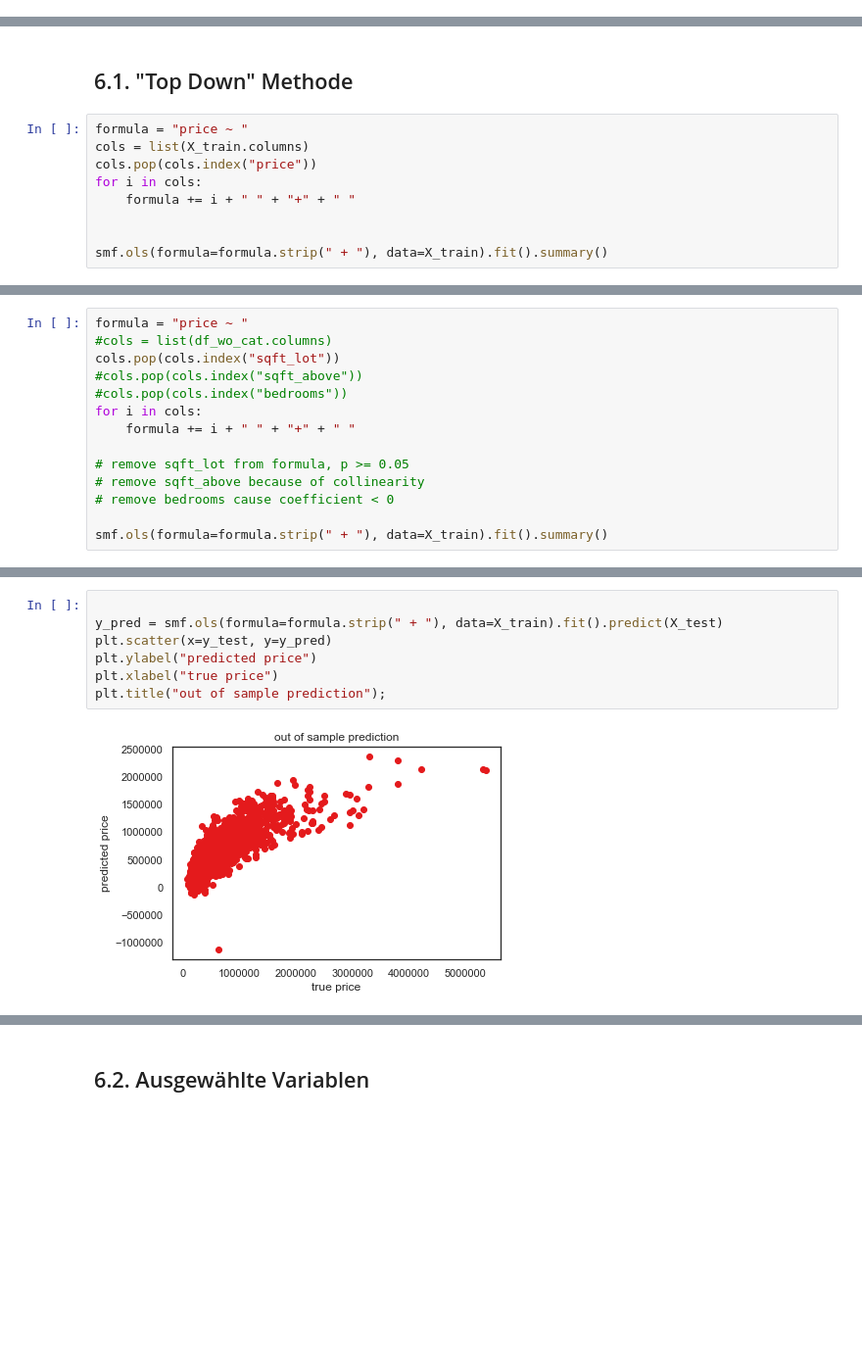
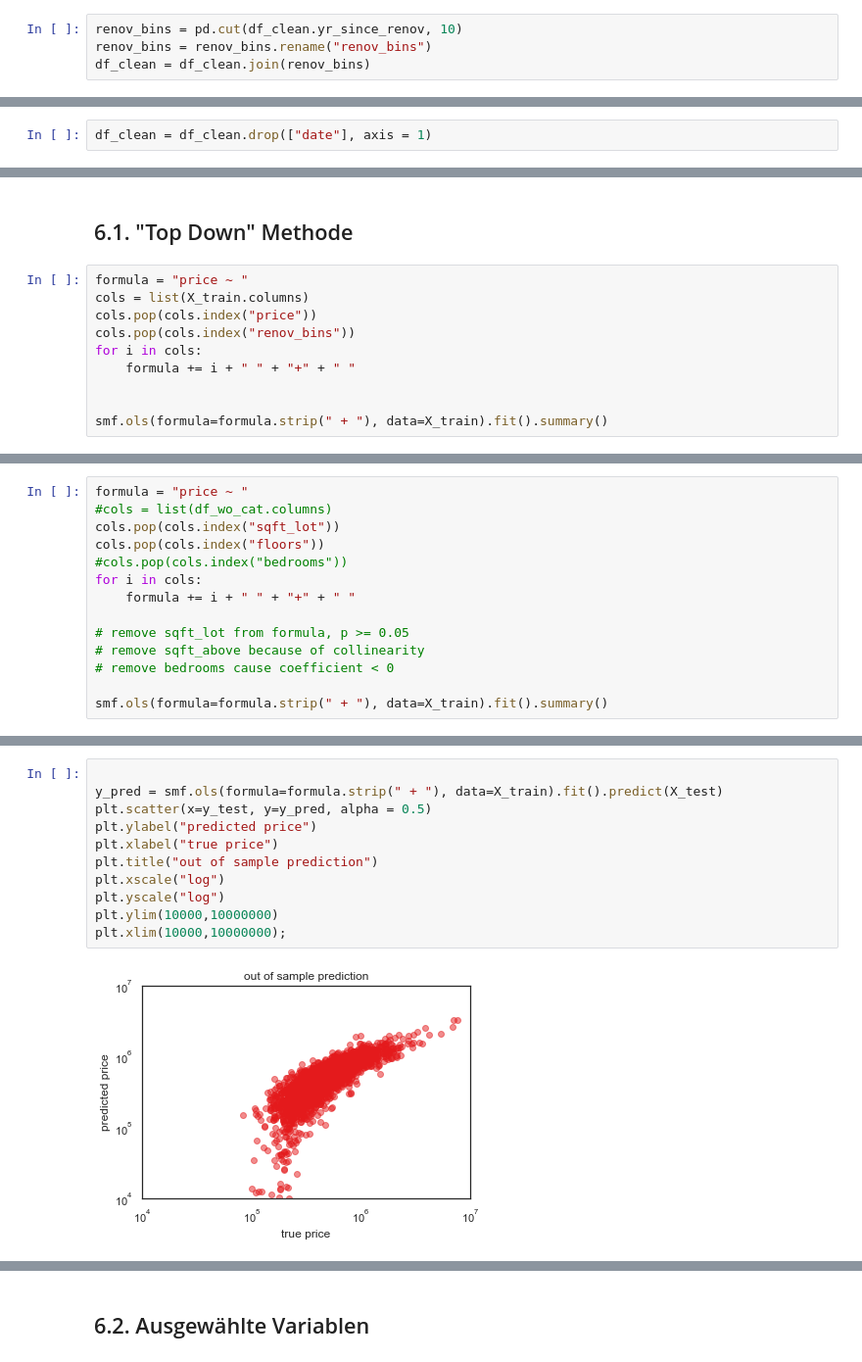
Before and after one commit to Karsten-Yan/200303_House_Prices_Project, a Jupyter notebook: 200303_Karsten_Yan_Project1.ipynb, the cells around one changed output, grey strips where cells are left out. Shown at 98% size. Saved outputs shown, nothing was run; the diff lists cells and outputs as text; blank space fills up the shorter version.

```diff
--- a/200303_Karsten_Yan_Project1.ipynb
+++ b/200303_Karsten_Yan_Project1.ipynb
@@ -178,0 +198,4 @@ Maybe:
+# %%
+renov_bins = pd.cut(df_clean.yr_since_renov, 10)
+renov_bins = renov_bins.rename("renov_bins")
+df_clean = df_clean.join(renov_bins)
@@ -178,0 +211,2 @@ Maybe:
+# %%
+df_clean = df_clean.drop(["date"], axis = 1)
@@ -184,6 +230,7 @@ Maybe:
 formula = "price ~ "
 cols = list(X_train.columns)
 cols.pop(cols.index("price"))
+cols.pop(cols.index("renov_bins"))
 for i in cols:
     formula += i + " " + "+" + " "
 
@@ -226,7 +275,7 @@ strong multicollinearity problems or that the design matrix is singular.
 formula = "price ~ "
 #cols = list(df_wo_cat.columns)
 cols.pop(cols.index("sqft_lot"))
-#cols.pop(cols.index("sqft_above"))
+cols.pop(cols.index("floors"))
 #cols.pop(cols.index("bedrooms"))
 for i in cols:
     formula += i + " " + "+" + " "
@@ -280,12 +332,16 @@ plt.xscale("log");
 # %%
 
 y_pred = smf.ols(formula=formula.strip(" + "), data=X_train).fit().predict(X_test)
-plt.scatter(x=y_test, y=y_pred)
+plt.scatter(x=y_test, y=y_pred, alpha = 0.5)
 plt.ylabel("predicted price")
 plt.xlabel("true price")
-plt.title("out of sample prediction");
+plt.title("out of sample prediction")
+plt.xscale("log")
+plt.yscale("log")
+plt.ylim(10000,10000000)
+plt.xlim(10000,10000000);
 # %% [output]
-[figure, old version]
+[figure, new version]
 # %%
 print("Mean Squared Error (less is better):" + str(mean_squared_error(y_test, y_pred)))
 print("R2 score (closer to 1 is better):" + str(r2_score(y_test, y_pred)))
```
Also changed, not shown: parts of 26 cells of this notebook.
